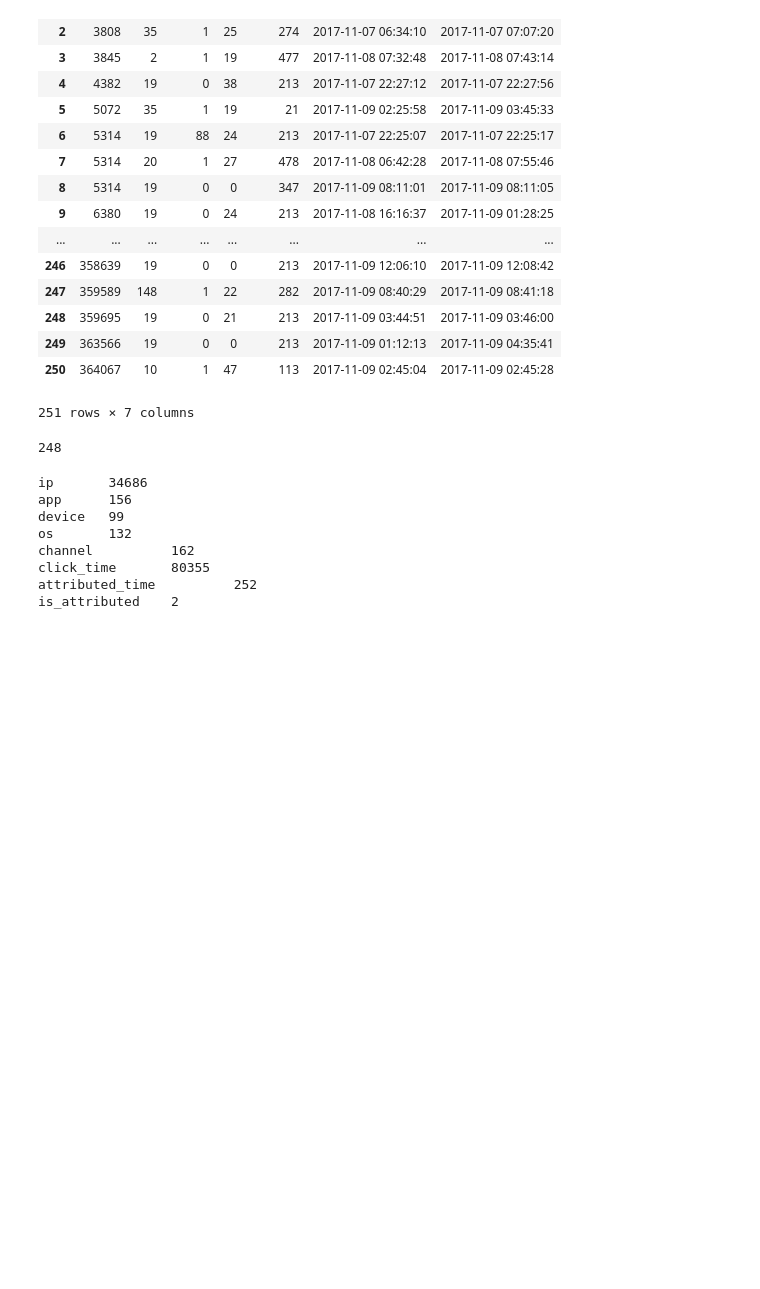
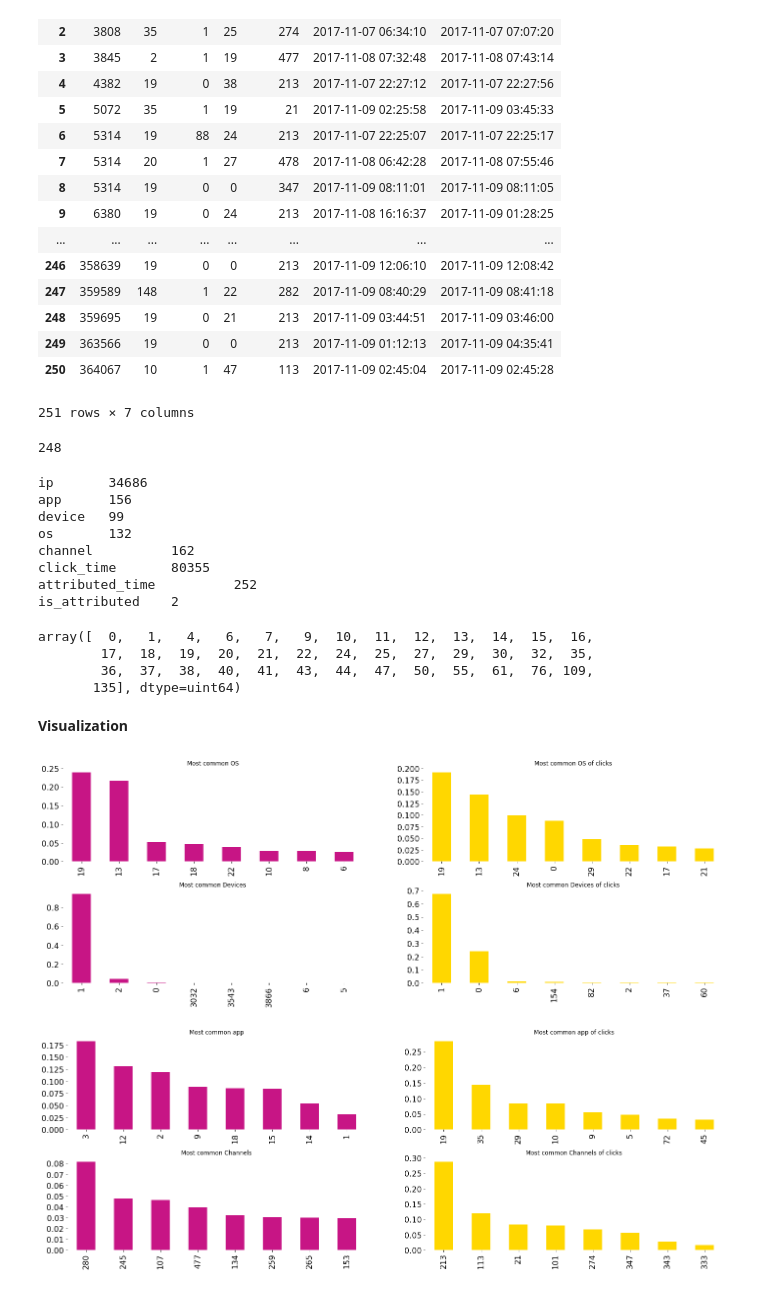
Before and after one commit to anshulrai/Kaggle-Challenges, a Jupyter notebook: TalkingData/EDA #1.ipynb, the cells around one changed output. Cells and saved outputs as stored; diff of their text form; code cells hidden in the pictures; blank space fills up the shorter version.

Commit message:
Added Visualizations

```diff
--- a/TalkingData/EDA #1.ipynb
+++ b/TalkingData/EDA #1.ipynb
@@ -155,3 +155,45 @@ channel          162
 click_time       80355
 attributed_time          252
 is_attributed    2
+# %%
+sample_click_list.os.sort_values().unique()
+# %% [output]
+array([  0,   1,   4,   6,   7,   9,  10,  11,  12,  13,  14,  15,  16,
+        17,  18,  19,  20,  21,  22,  24,  25,  27,  29,  30,  32,  35,
+        36,  37,  38,  40,  41,  43,  44,  47,  50,  55,  61,  76, 109,
+       135], dtype=uint64)
+# %% [markdown]
+**Visualization**
+# %%
+fig, axarr = plt.subplots(2,2, figsize=(24,8))
+
+(sample_train.os.value_counts()[:8]/sample_train.os.count()).plot.bar(color='mediumvioletred', ax =axarr[0][0], fontsize = 16)
+axarr[0][0].set_title('Most common OS')
+(sample_click_list.os.value_counts()[:8]/sample_click_list.os.count()).plot.bar(color='gold', ax =axarr[0][1], fontsize = 16)
+axarr[0][1].set_title('Most common OS of clicks')
+(sample_train.device.value_counts()[:8]/sample_train.device.count()).plot.bar(color='mediumvioletred', ax =axarr[1][0], fontsize = 16)
+axarr[1][0].set_title('Most common Devices')
+(sample_click_list.device.value_counts()[:8]/sample_click_list.device.count()).plot.bar(color='gold', ax =axarr[1][1], fontsize = 16)
+axarr[1][1].set_title('Most common Devices of clicks')
+
+plt.subplots_adjust(hspace=.3)
+
+sns.despine(bottom=True, left=True)
+
+fig_2, axarr_2 = plt.subplots(2,2, figsize=(24,8))
+
+(sample_train.app.value_counts()[:8]/sample_train.app.count()).plot.bar(color='mediumvioletred', ax =axarr_2[0][0], fontsize = 16)
+axarr_2[0][0].set_title('Most common app')
+(sample_click_list.app.value_counts()[:8]/sample_click_list.app.count()).plot.bar(color='gold', ax =axarr_2[0][1], fontsize = 16)
+axarr_2[0][1].set_title('Most common app of clicks')
+(sample_train.channel.value_counts()[:8]/sample_train.channel.count()).plot.bar(color='mediumvioletred', ax =axarr_2[1][0], fontsize = 16)
+axarr_2[1][0].set_title('Most common Channels')
+(sample_click_list.channel.value_counts()[:8]/sample_click_list.channel.count()).plot.bar(color='gold', ax =axarr_2[1][1], fontsize = 16)
+axarr_2[1][1].set_title('Most common Channels of clicks')
+
+plt.subplots_adjust(hspace=.3)
+
+sns.despine(bottom=True, left=True)
+# %% [output]
+[figure, added]
+[figure, added]
```
